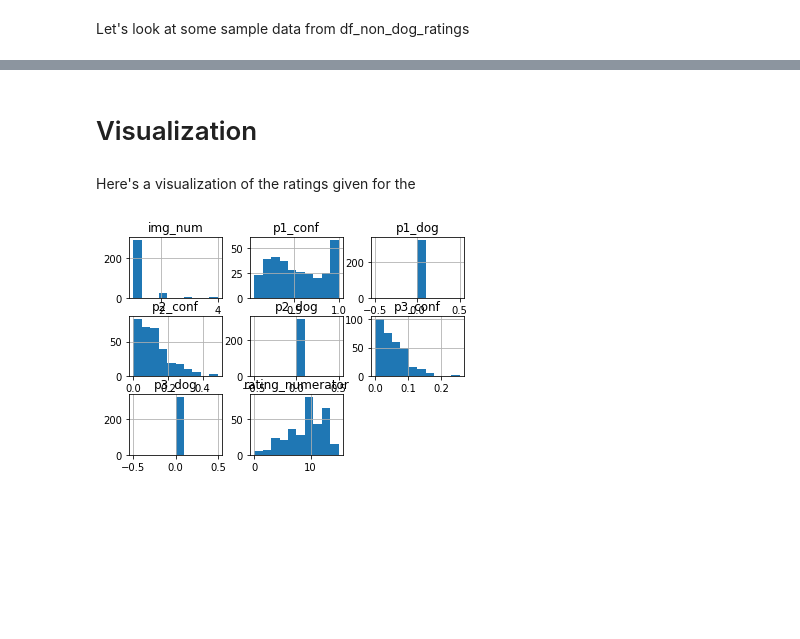
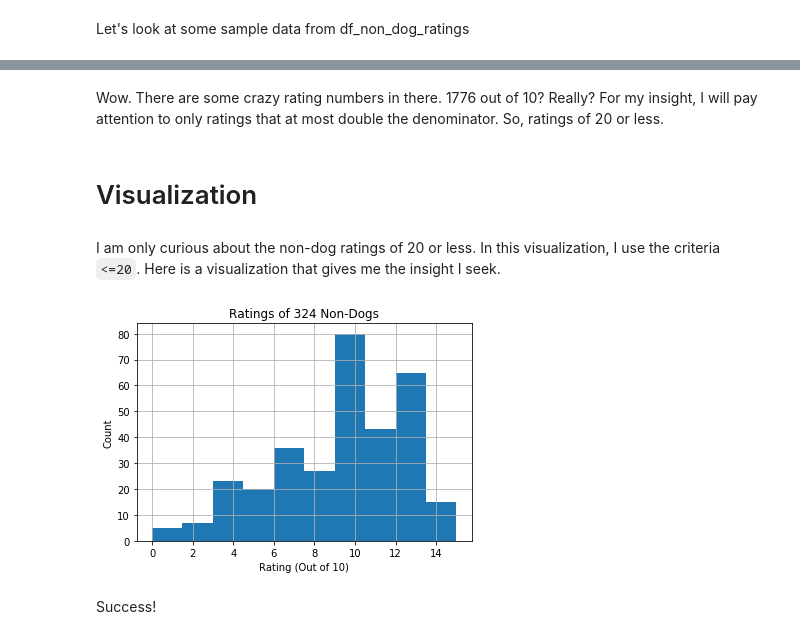
Before and after one commit to flegaspi/Data_Wrangling, a Jupyter notebook: github_pushin/wrangle_act.ipynb, the cells around one changed output, grey strips where cells are left out. Drawn from its saved outputs; the diff is of its cells as text; code cells hidden in the pictures; blank space fills up the shorter version.

```diff
--- a/github_pushin/wrangle_act.ipynb
+++ b/github_pushin/wrangle_act.ipynb
@@ -731,0 +741,2 @@ df_non_dog_ratings.sample(5)
+# %%
+df_non_dog_ratings=df_non_dog_ratings[['tweet_id','rating_numerator']]
@@ -752,11 +775,18 @@ df_non_dog_ratings['rating_numerator'].value_counts()
 204      1
 0        1
 Name: rating_numerator, dtype: int64
+# %% [markdown]
+Wow. There are some crazy rating numbers in there. 1776 out of 10? Really? For my insight, I will pay attention to only ratings that at most double the denominator. So, ratings of 20 or less.
 # %% [markdown]
 # Visualization
-# %% [markdown]
-Here's a visualization of the ratings given for the
+# %% [markdown]
+I am only curious about the non-dog ratings of 20 or less. In this visualization, I use the criteria `<=20`. Here is a visualization that gives me the insight I seek.
 # %%
 hist = df_non_dog_ratings[df_non_dog_ratings['rating_numerator'] <=20].hist(bins = 10)
+plt.title('Ratings of 324 Non-Dogs')
+plt.xlabel('Rating (Out of 10)')
+plt.ylabel('Count');
 # %% [output]
-[figure, old version]
+[figure, new version]
+# %% [markdown]
+Success!
```
Also changed, not shown: parts of 29 cells of this notebook.
